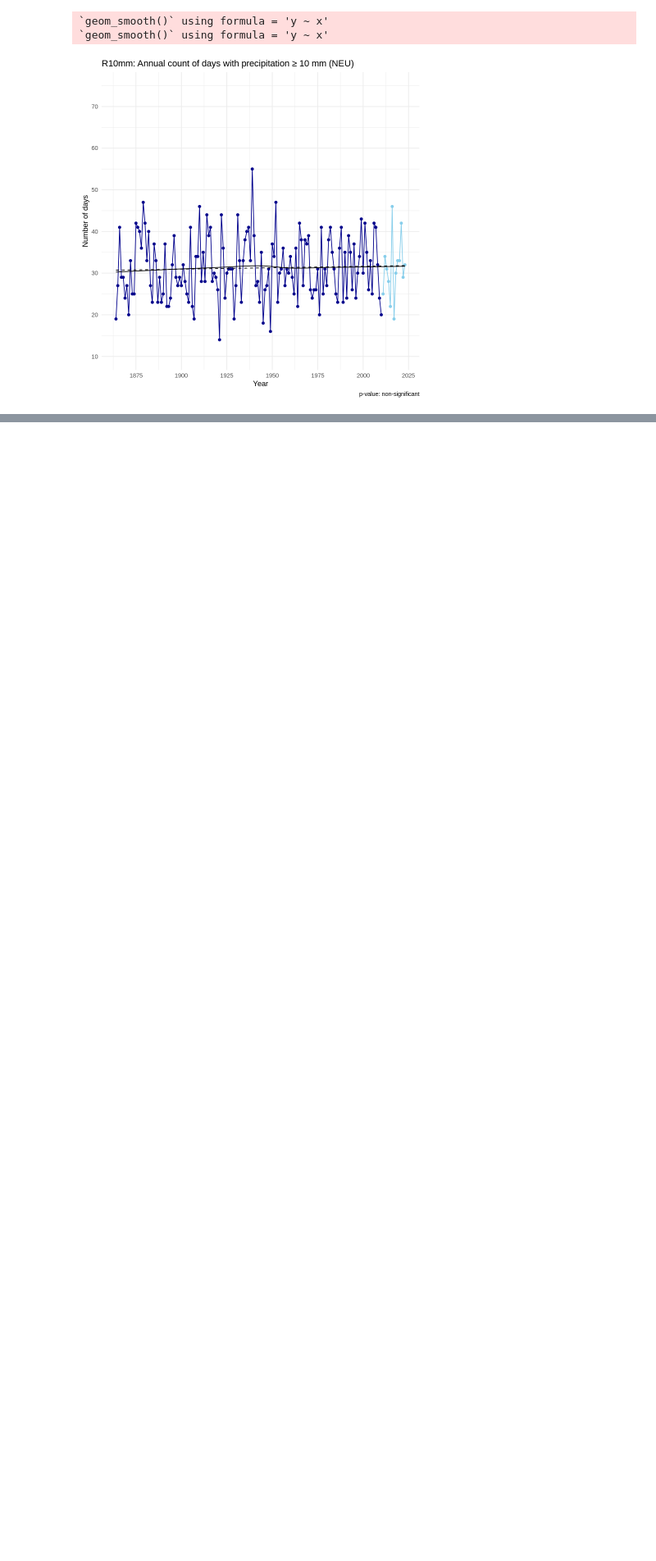
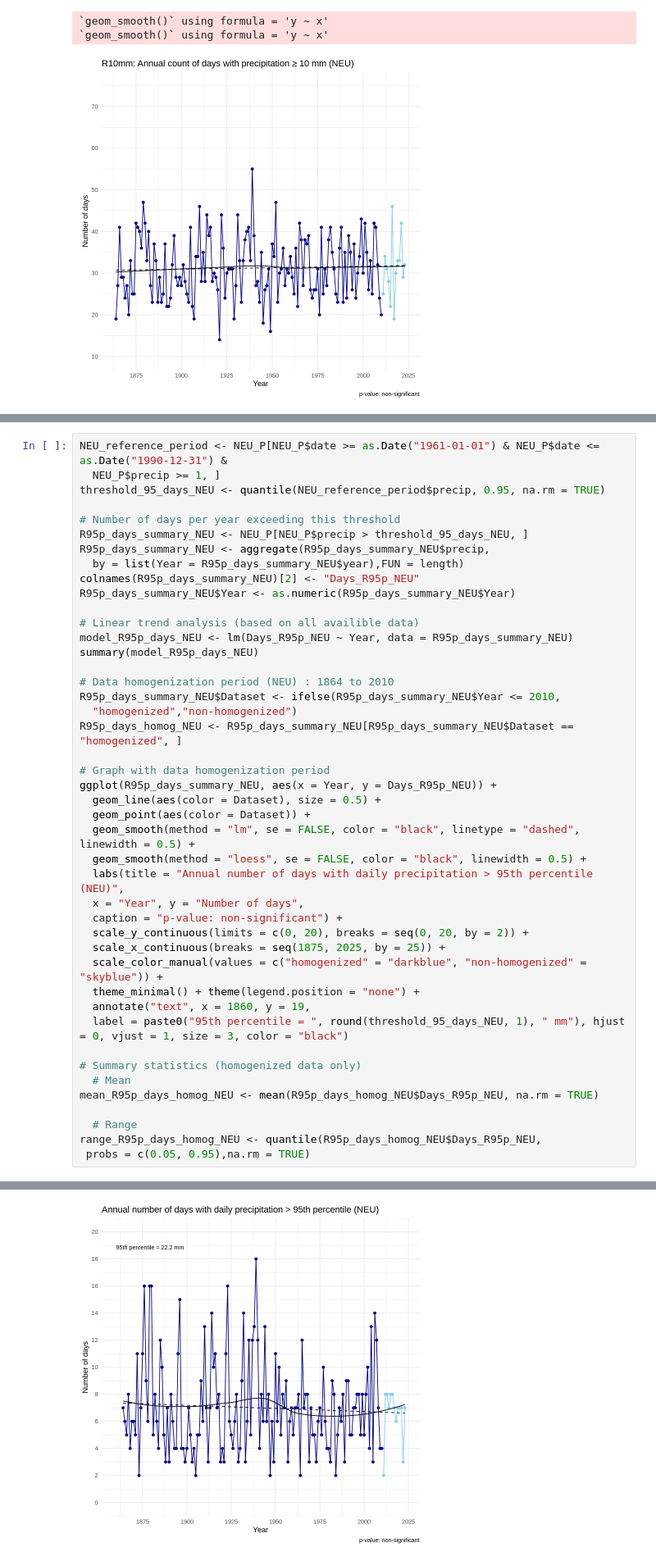
Before and after one commit to cutiips/Master-Thesis, a Jupyter notebook: Master_Thesis.ipynb, the cells around one changed output, grey strips where cells are left out. Shown: that part at 82% size. Saved outputs shown, nothing was run; the diff lists cells and outputs as text; blank space fills up the shorter version.

```diff
--- a/Master_Thesis.ipynb
+++ b/Master_Thesis.ipynb
@@ -103,0 +181,45 @@ F-statistic: 0.2891 on 1 and 158 DF,  p-value: 0.5916
+# %%
+NEU_reference_period <- NEU_P[NEU_P$date >= as.Date("1961-01-01") & NEU_P$date <= as.Date("1990-12-31") &
+  NEU_P$precip >= 1, ]
+threshold_95_days_NEU <- quantile(NEU_reference_period$precip, 0.95, na.rm = TRUE)
+
+# Number of days per year exceeding this threshold
+R95p_days_summary_NEU <- NEU_P[NEU_P$precip > threshold_95_days_NEU, ]
+R95p_days_summary_NEU <- aggregate(R95p_days_summary_NEU$precip,
+  by = list(Year = R95p_days_summary_NEU$year),FUN = length)
+colnames(R95p_days_summary_NEU)[2] <- "Days_R95p_NEU"
+R95p_days_summary_NEU$Year <- as.numeric(R95p_days_summary_NEU$Year)
+
+# Linear trend analysis (based on all availible data)
+model_R95p_days_NEU <- lm(Days_R95p_NEU ~ Year, data = R95p_days_summary_NEU)
+summary(model_R95p_days_NEU)
+
+# Data homogenization period (NEU) : 1864 to 2010
+R95p_days_summary_NEU$Dataset <- ifelse(R95p_days_summary_NEU$Year <= 2010,
+  "homogenized","non-homogenized")
+R95p_days_homog_NEU <- R95p_days_summary_NEU[R95p_days_summary_NEU$Dataset == "homogenized", ]
+
+# Graph with data homogenization period
+ggplot(R95p_days_summary_NEU, aes(x = Year, y = Days_R95p_NEU)) +
+  geom_line(aes(color = Dataset), size = 0.5) +
+  geom_point(aes(color = Dataset)) +
+  geom_smooth(method = "lm", se = FALSE, color = "black", linetype = "dashed", linewidth = 0.5) +
+  geom_smooth(method = "loess", se = FALSE, color = "black", linewidth = 0.5) +
+  labs(title = "Annual number of days with daily precipitation > 95th percentile (NEU)",
+  x = "Year", y = "Number of days",
+  caption = "p-value: non-significant") +
+  scale_y_continuous(limits = c(0, 20), breaks = seq(0, 20, by = 2)) +
+  scale_x_continuous(breaks = seq(1875, 2025, by = 25)) +
+  scale_color_manual(values = c("homogenized" = "darkblue", "non-homogenized" = "skyblue")) +
+  theme_minimal() + theme(legend.position = "none") +
+  annotate("text", x = 1860, y = 19,
+  label = paste0("95th percentile = ", round(threshold_95_days_NEU, 1), " mm"), hjust = 0, vjust = 1, size = 3, color = "black")
+
+# Summary statistics (homogenized data only)
+  # Mean
+mean_R95p_days_homog_NEU <- mean(R95p_days_homog_NEU$Days_R95p_NEU, na.rm = TRUE)
+
+  # Range
+range_R95p_days_homog_NEU <- quantile(R95p_days_homog_NEU$Days_R95p_NEU,
+ probs = c(0.05, 0.95),na.rm = TRUE)
+# %% [output]
@@ -103,0 +243 @@ F-statistic: 0.2891 on 1 and 158 DF,  p-value: 0.5916
+[figure, added]
```
Also changed, not shown: parts of 8 cells of this notebook.
